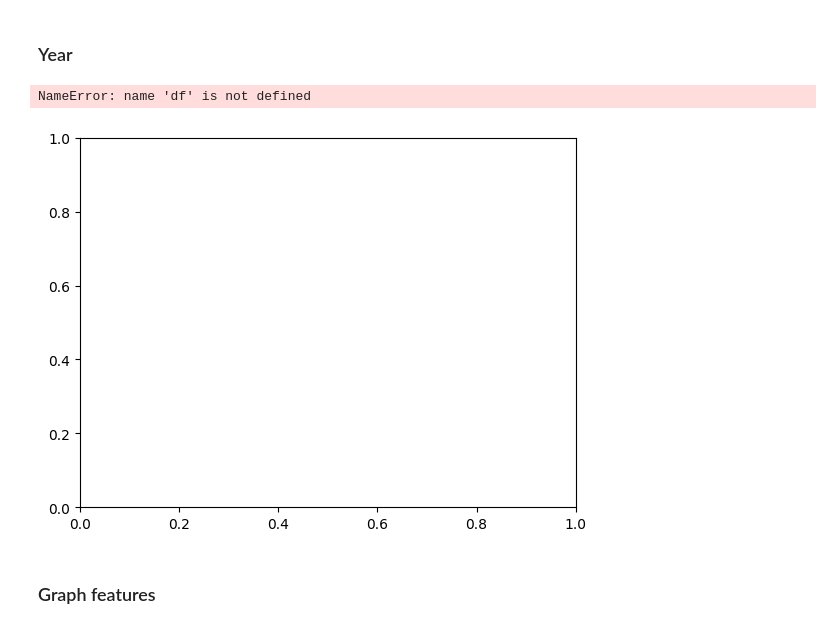
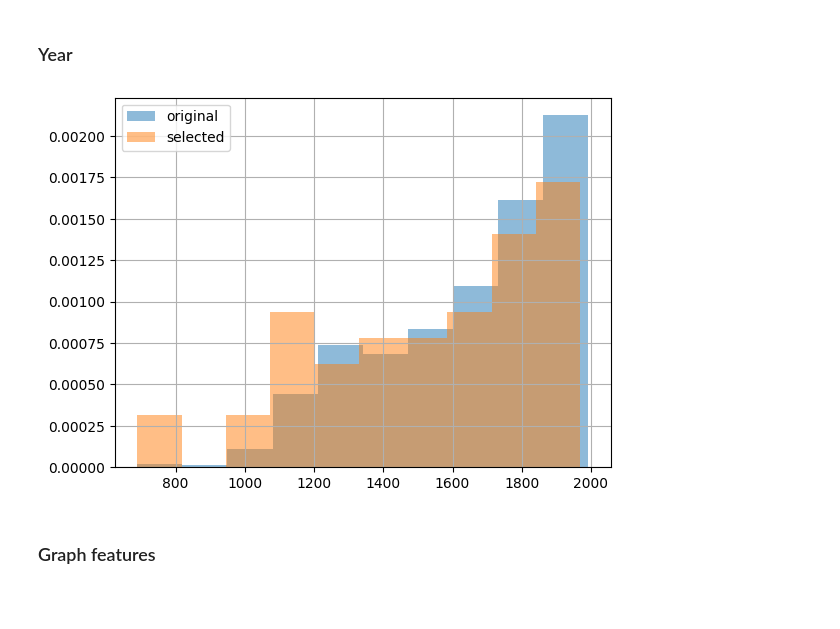
Before and after one commit to joehowells/timeline-gedcom, a Jupyter notebook: 04_select_cards.ipynb, the cells around one changed output. Saved outputs shown, nothing was run; the diff lists cells and outputs as text; code cells hidden in the pictures; blank space fills up the shorter version.

Commit message:
Fix variable name

```diff
--- a/04_select_cards.ipynb
+++ b/04_select_cards.ipynb
@@ -139,12 +139,11 @@ with pd.option_context("max_colwidth", None):
 # %%
 fig, ax = plt.subplots()
 
-df.year.hist(ax=ax, density=True, alpha=0.5, label="original")
+original.year.hist(ax=ax, density=True, alpha=0.5, label="original")
 selected.year.hist(ax=ax, density=True, alpha=0.5, label="selected")
 ax.legend();
 # %% [output]
-NameError: name 'df' is not defined
-[figure, old version]
+[figure, new version]
 # %% [markdown]
 ### Graph features
 # %%
```
Also changed, not shown: parts of 3 cells of this notebook.
